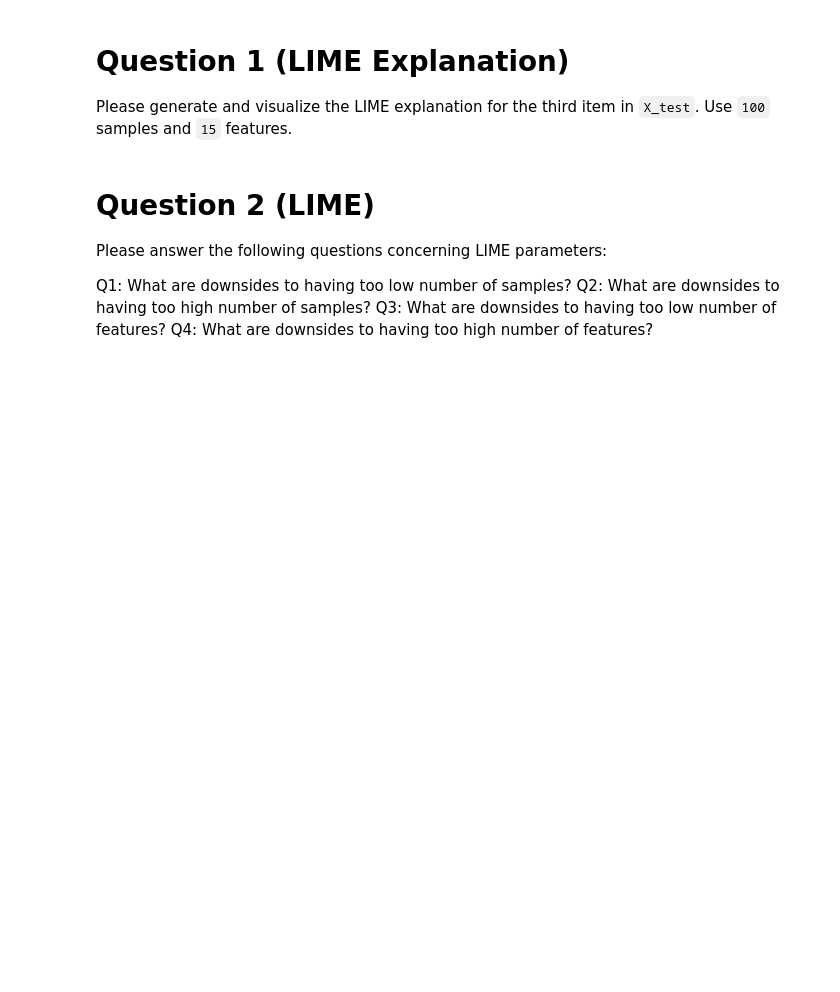
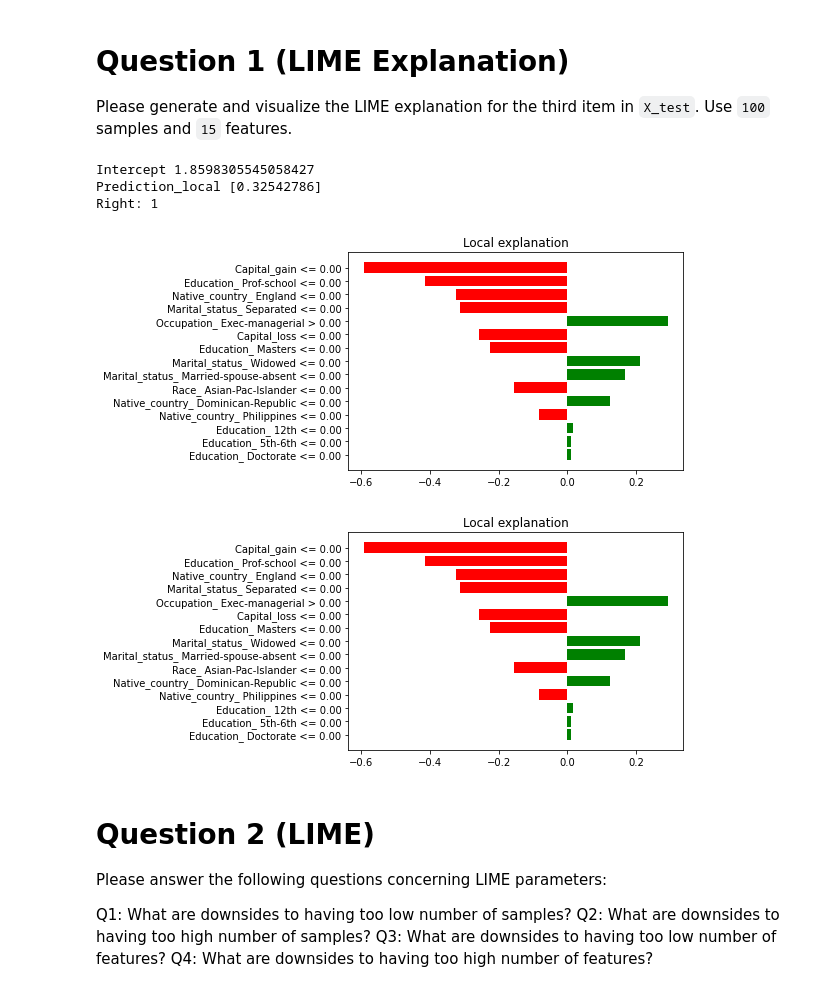
Before and after one commit to VishalShah1999/Visulization_ML, a Jupyter notebook: vs2530_HW6.ipynb, the cells around one changed output. Saved outputs shown, nothing was run; the diff lists cells and outputs as text; code cells hidden in the pictures; blank space fills up the shorter version.

```diff
--- a/vs2530_HW6.ipynb
+++ b/vs2530_HW6.ipynb
@@ -69,3 +72,22 @@ Please generate and visualize the LIME explanation for the third item in `X_test
+# %%
+# Train an LIME explainer
+explainer = lime.lime_tabular.LimeTabularExplainer(np.array(X_test),
+            feature_names=X.columns,
+            class_names=['Income'],
+            discretize_continuous=True,
+            verbose=True,
+            mode='regression',
+            random_state=2022
+          )
+# %%
+exp = explainer.explain_instance(X_test.iloc[2], clf.predict, num_features=15, num_samples=100)
+exp.as_pyplot_figure()
+# %% [output]
+Intercept 1.8598305545058427
+Prediction_local [0.32542786]
+Right: 1
+[figure, added]
+[figure, added]
 # %% [markdown]
 # Question 2 (LIME)
 Please answer the following questions concerning LIME parameters:
```
Also changed, not shown: parts of 4 cells of this notebook.
